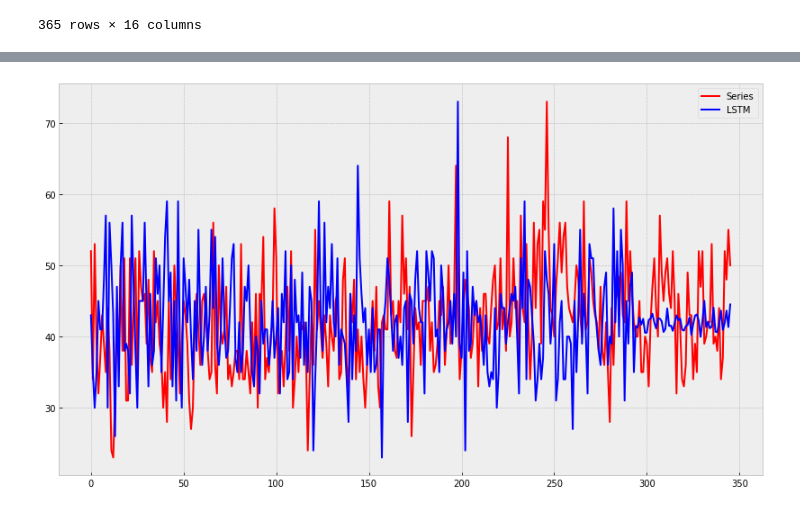
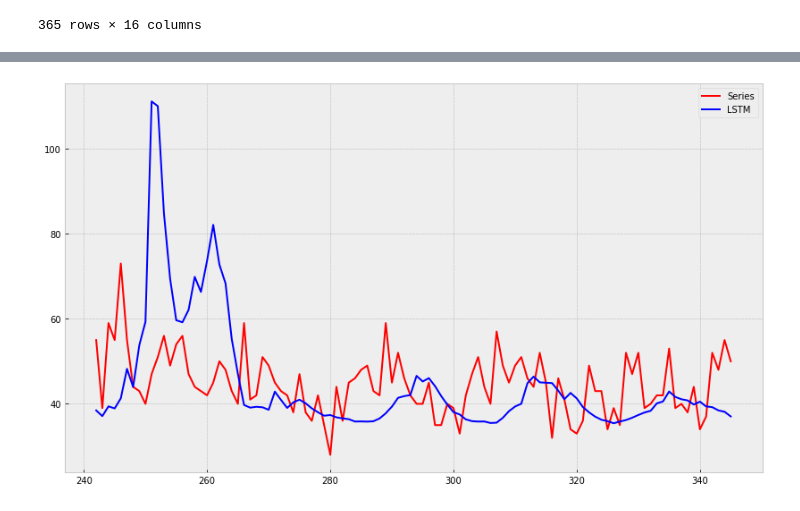
Before and after one commit to 520911/timeseries, a Jupyter notebook: TS_3.ipynb, the cells around one changed output, grey strips where cells are left out. Drawn from its saved outputs; the diff is of its cells as text; code cells hidden in the pictures.

```diff
--- a/TS_3.ipynb
+++ b/TS_3.ipynb
@@ -301,10 +295,11 @@ X_test_std = X_test_std.reshape((X_test_std.shape[0], X_test_std.shape[1], 1))
 # %%
 n_timesteps, n_features, n_outputs = X_train_std.shape[0], X_train_std.shape[1], y_train.shape[1]
 model = Sequential()
-model.add(Bidirectional(LSTM(100, activation='relu', return_sequences=True), input_shape=(X_train_std.shape[1], X_test_std.shape[2])))
-model.add(LSTM(100, activation='relu'))
-model.add(Dense(15, activation='relu'))
+model.add(Bidirectional(LSTM(16, activation='relu', return_sequences=True), input_shape=(X_train_std.shape[1], X_test_std.shape[2])))
+model.add(LSTM(8, activation='relu', return_sequences=True))
+model.add(LSTM(4, activation='relu'))
+model.add(Dense(1, activation='relu'))
 model.add(Dense(n_outputs))
-model.compile(loss='mse', optimizer=keras.optimizers.Adam(0.0001))
+model.compile(loss='mse', optimizer=keras.optimizers.Adam(0.000001))
 model.summary()
 # %% [output]
@@ -329,7 +326,7 @@ _________________________________________________________________
 # %%
 model.compile(loss='mse', optimizer='adam', metrics=['mse'])
 
-BATCH_SIZE = 256
+BATCH_SIZE = 32
 EPOCHS = 100
 
 history = model.fit(X_train_std,
@@ -363,6 +360,2 @@ y_pred = model.predict(X_test_std, verbose=1)
 # %%
 y_test['pred'] = y_pred.squeeze().tolist()
-# %%
-y_test.drop(['Count'], axis=1, inplace=True)
-# %%
-y_test.rename(columns={'pred': 'Count'}, inplace=True)
@@ -372,10 +362,10 @@ series_pred.reset_index(drop=True, inplace=True)
 # %%
 with plt.style.context('bmh'):
     plt.figure(figsize=(14,8))
     ax = plt.axes()
-    plt.plot(data['Count'], color='red', label='Series')
-    plt.plot(series_pred['Count'], color='blue', label='LSTM')
+    plt.plot(y_test['Count'], color='red', label='Series')
+    plt.plot(y_test['pred'], color='blue', label='LSTM')
     plt.legend()
     plt.show()
 # %% [output]
-[figure, old version]
+[figure, new version]
```
Also changed, not shown: parts of 8 cells of this notebook.
